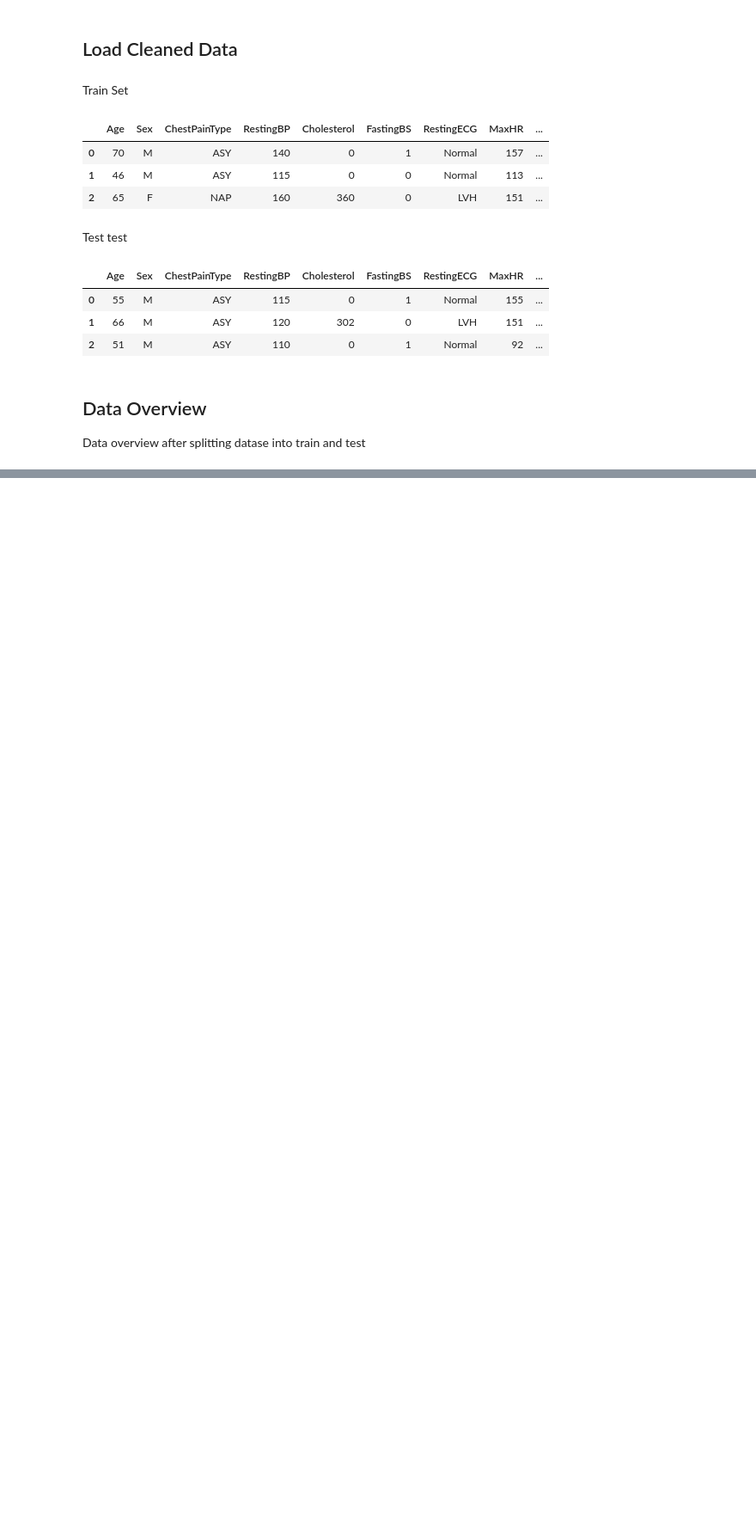
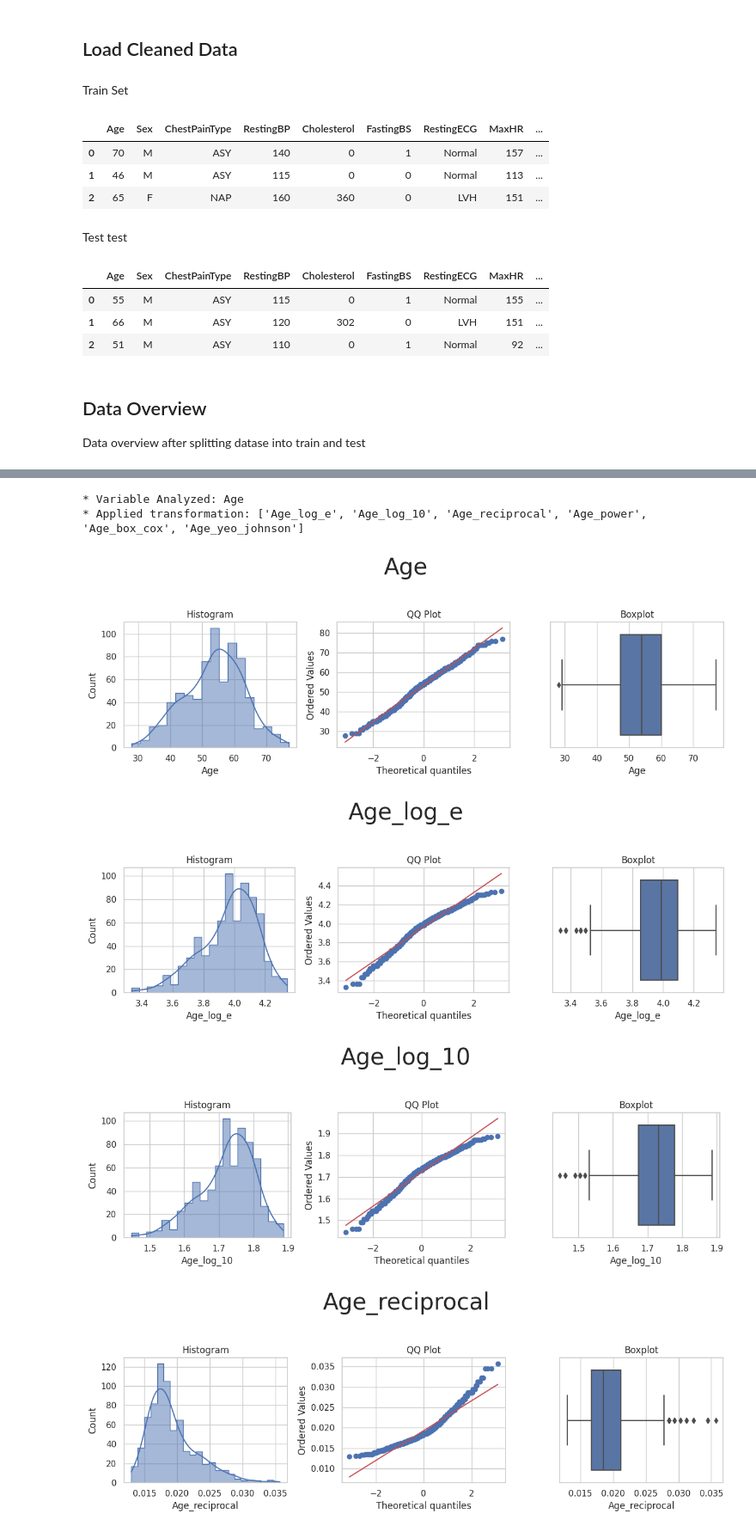
Before and after one commit to AngeloGaeta1990/Heart_attack_risk, a Jupyter notebook: jupyer_notebooks/FeatureEngineering.ipynb, the cells around one changed output, grey strips where cells are left out. Shown at 86% size. Saved outputs shown, nothing was run; the diff lists cells and outputs as text; code cells hidden in the pictures; blank space fills up the shorter version.

```diff
--- a/jupyer_notebooks/FeatureEngineering.ipynb
+++ b/jupyer_notebooks/FeatureEngineering.ipynb
@@ -291,0 +337,5 @@ def FeatEngineering_Numerical(df_feat_eng, column):
+# %%
+encoder = OrdinalEncoder(encoding_method='arbitrary', variables = categorical_variables )
+TrainSet = encoder.fit_transform(TrainSet)
+TestSet = encoder.transform(TestSet)
+print("* Categorical encoding - ordinal transformation done!")
@@ -291,0 +348,3 @@ def FeatEngineering_Numerical(df_feat_eng, column):
+# %%
+train_numerical = TrainSet.select_dtypes(include=['int64', 'float64'])
+train_numerical.head()
@@ -291,0 +364,4 @@ def FeatEngineering_Numerical(df_feat_eng, column):
+# %%
+train_numerical = train_numerical.drop(categorical_variables + ['FastingBS', 'HeartDisease'], axis=1)
+numerical_features =  train_numerical.columns.tolist()
+train_numerical.head()
@@ -291,0 +381,9 @@ def FeatEngineering_Numerical(df_feat_eng, column):
+# %%
+train_numerical = FeatureEngineeringAnalysis(df=train_numerical, analysis_type='numerical')
+# %% [output]
+* Variable Analyzed: Age
+* Applied transformation: ['Age_log_e', 'Age_log_10', 'Age_reciprocal', 'Age_power', 'Age_box_cox', 'Age_yeo_johnson']
+[figure, added]
+[figure, added]
+[figure, added]
+[figure, added]
```
Also changed, not shown: parts of 24 cells of this notebook, 1 other file.
